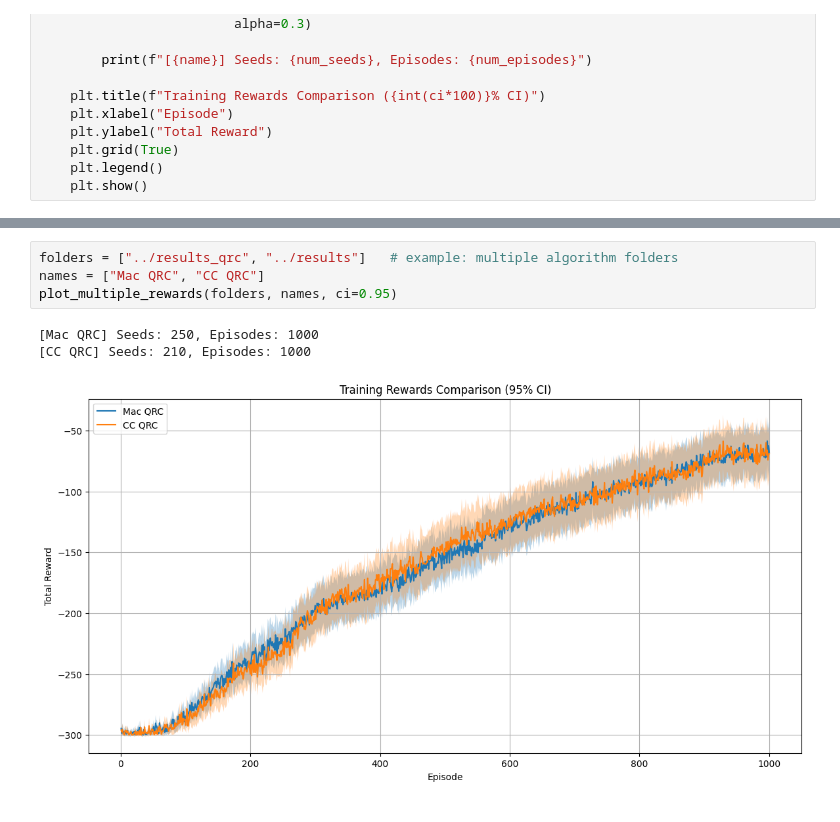
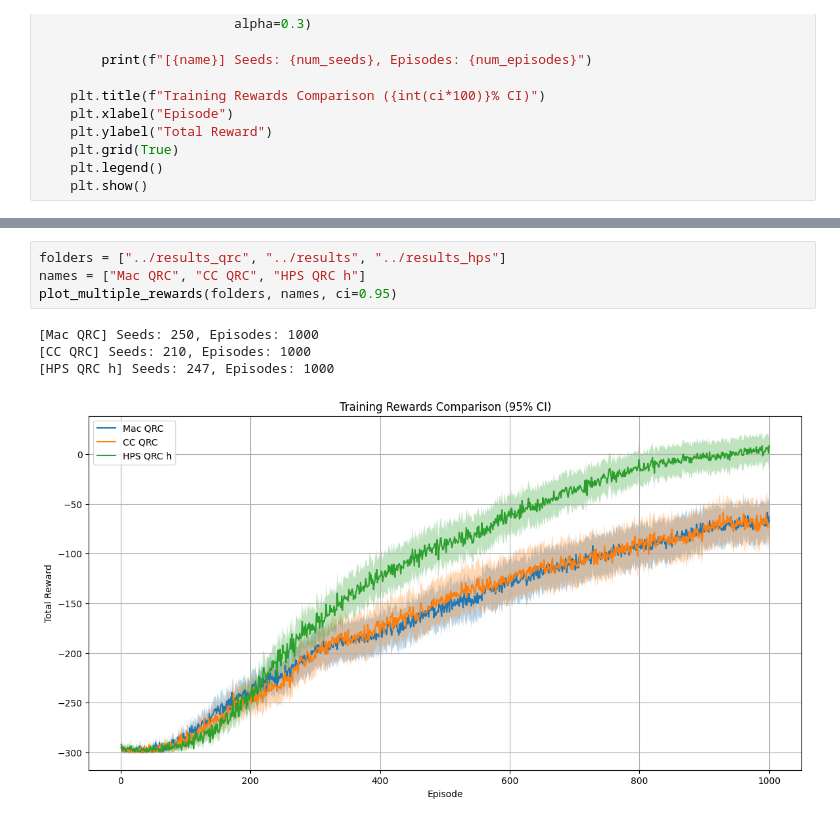
Before and after one commit to LukasOttenhof/DQN-vs-QRC, a Jupyter notebook: Analysis/QRC_analysis.ipynb, the cells around one changed output, grey strips where cells are left out. Saved outputs shown, nothing was run; the diff lists cells and outputs as text.

```diff
--- a/Analysis/QRC_analysis.ipynb
+++ b/Analysis/QRC_analysis.ipynb
@@ -274,8 +215,9 @@ Loaded rewards: 210 seeds, 1000 episodes each.
 # %%
-folders = ["../results_qrc", "../results"]   # example: multiple algorithm folders
-names = ["Mac QRC", "CC QRC"]
+folders = ["../results_qrc", "../results", "../results_hps"]
+names = ["Mac QRC", "CC QRC", "HPS QRC h"]
 plot_multiple_rewards(folders, names, ci=0.95)
 # %% [output]
 [Mac QRC] Seeds: 250, Episodes: 1000
 [CC QRC] Seeds: 210, Episodes: 1000
+[HPS QRC h] Seeds: 247, Episodes: 1000
-[figure, old version]
+[figure, new version]
```
Also changed, not shown: parts of 8 cells of this notebook, 40 other files.
